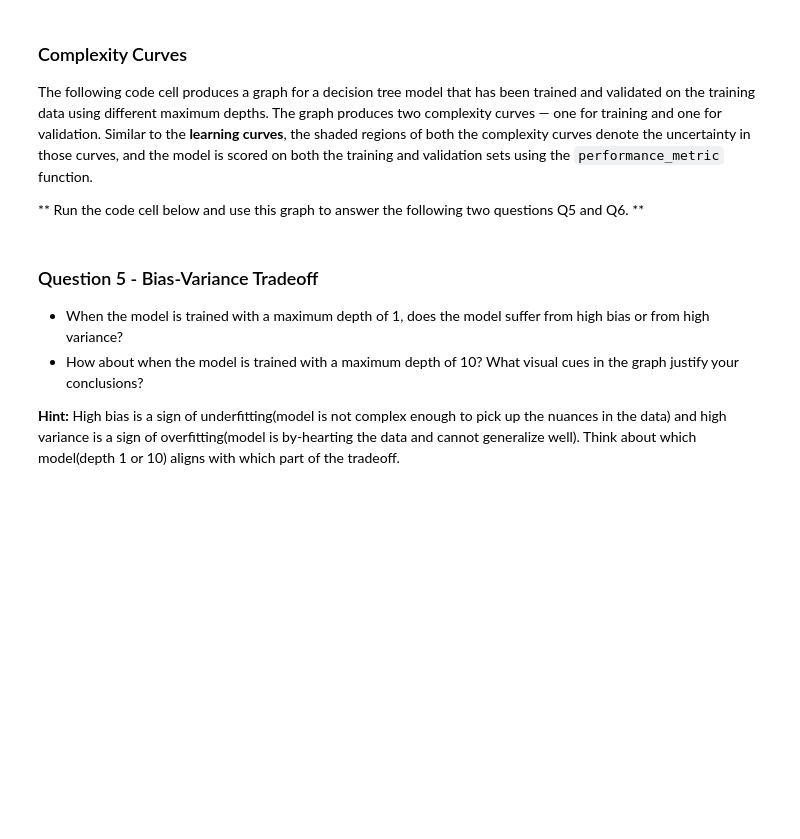
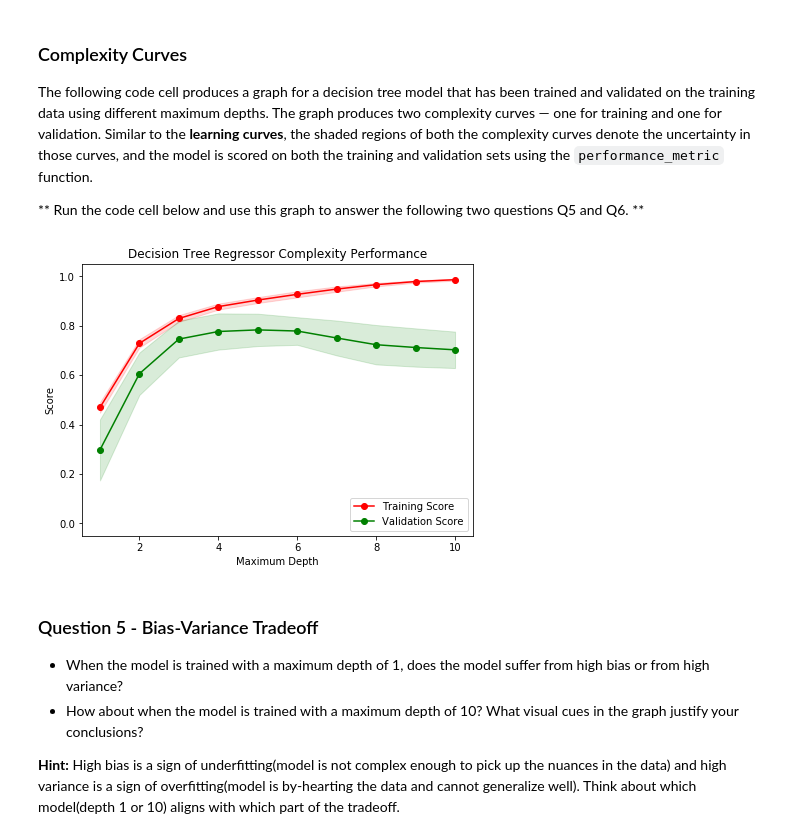
Before and after one commit to siramvenki/Machine_Learning, a Jupyter notebook: boston housing/boston_housing.ipynb, the cells around one changed output. Drawn from its saved outputs; the diff is of its cells as text; code cells hidden in the pictures; blank space fills up the shorter version.

```diff
--- a/boston housing/boston_housing.ipynb
+++ b/boston housing/boston_housing.ipynb
@@ -161,9 +173,9 @@ For the code cell below, you will need to implement the following:
 - Assign the train and testing splits to `X_train`, `X_test`, `y_train`, and `y_test`.
 # %%
 # TODO: Import 'train_test_split'
-
+from sklearn.cross_validation import train_test_split
 # TODO: Shuffle and split the data into training and testing subsets
-X_train, X_test, y_train, y_test = (None, None, None, None)
+X_train, X_test, y_train, y_test = train_test_split(features,prices,test_size = 0.2,random_state=1)
 
 # Success
 print "Training and testing split was successful."
@@ -208,3 +222,7 @@ vs.ModelComplexity(X_train, y_train)
+# %%
+vs.ModelComplexity(X_train, y_train)l that has been trained and validated on the training data using different maximum depths. The graph produces two complexity curves — one for training and one for validation. Similar to the learning curves, the shaded regions of both the complexity curves denote the uncertainty in those curves, and the model is scored on both the training and validation sets using the performance_metric function.
+# %% [output]
+[figure, added]
 # %% [markdown]
 ### Question 5 - Bias-Variance Tradeoff
 * When the model is trained with a maximum depth of 1, does the model suffer from high bias or from high variance?
```
Also changed, not shown: parts of 36 cells of this notebook.
